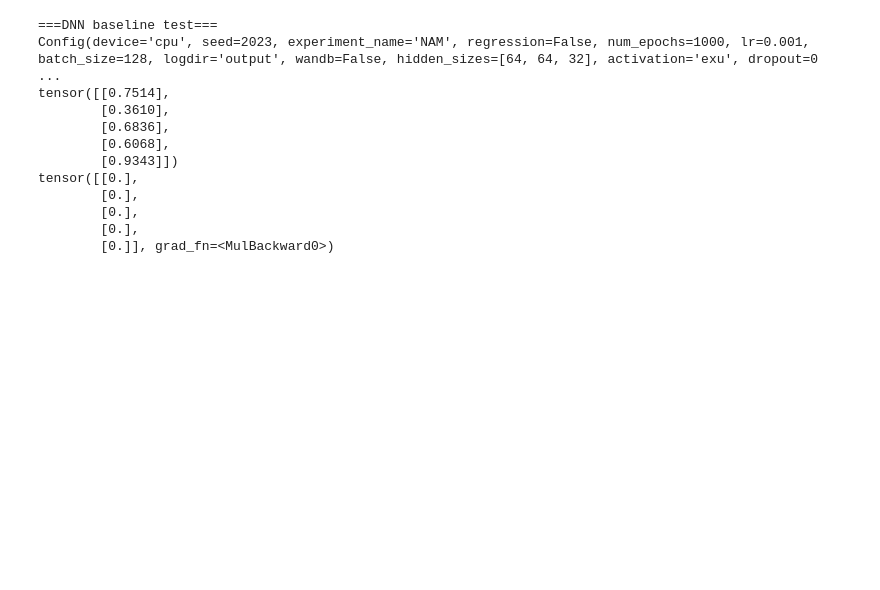
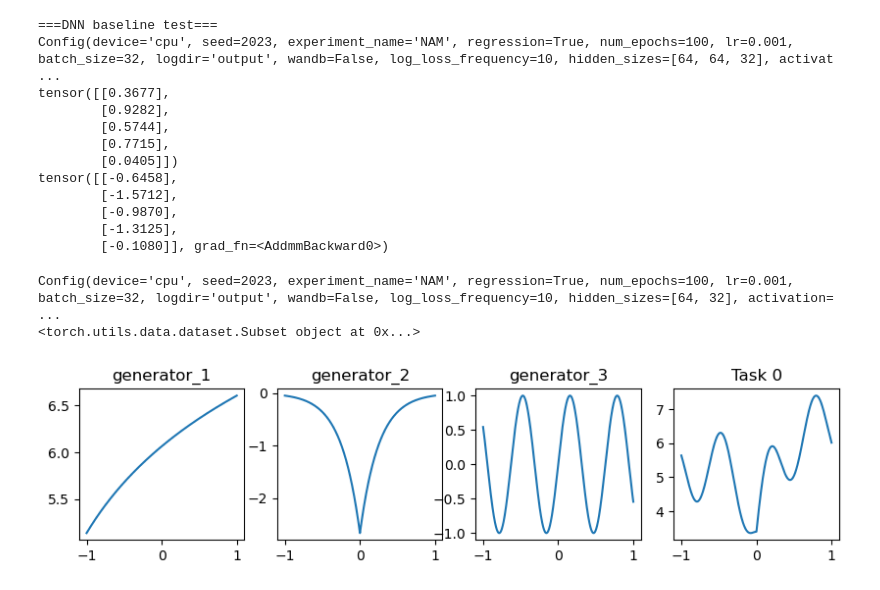
Before and after one commit to D2phus/reproduced-nam, a Jupyter notebook: mynam/test.ipynb, the cells around one changed output. Cells and saved outputs as stored; diff of their text form; code cells hidden in the pictures; blank space fills up the shorter version.

```diff
--- a/mynam/test.ipynb
+++ b/mynam/test.ipynb
@@ -99,21 +100,58 @@ def test_DNN_shape():
 
     inputs = torch.rand(batch_size, 1)
     print(inputs)
-    outputs = dnn(inputs)
+    outputs, fnn_outs = dnn(inputs)
     print(outputs)
     assert outputs.shape == (batch_size, 1), f"Wrong output shape: {outputs.shape}"
 
 test_DNN_shape()
 # %% [output]
 ===DNN baseline test===
-Config(device='cpu', seed=2023, experiment_name='NAM', regression=False, num_epochs=1000, lr=0.001, batch_size=128, logdir='output', wandb=False, hidden_sizes=[64, 64, 32], activation='exu', dropout=0 ...
-tensor([[0.7514],
-        [0.3610],
-        [0.6836],
-        [0.6068],
-        [0.9343]])
-tensor([[0.],
-        [0.],
-        [0.],
-        [0.],
-        [0.]], grad_fn=<MulBackward0>)
+Config(device='cpu', seed=2023, experiment_name='NAM', regression=True, num_epochs=100, lr=0.001, batch_size=32, logdir='output', wandb=False, log_loss_frequency=10, hidden_sizes=[64, 64, 32], activat ...
+tensor([[0.3677],
+        [0.9282],
+        [0.5744],
+        [0.7715],
+        [0.0405]])
+tensor([[-0.6458],
+        [-1.5712],
+        [-0.9870],
+        [-1.3125],
+        [-0.1080]], grad_fn=<AddmmBackward0>)
+# %%
+cfg = defaults()
+print(cfg)
+num_samples = 3000
+in_features = 3
+x_start, x_end = -1, 1
+def init_toydataset(
+    task_name: str,
+    cfg,
+    num_samples: int,
+    in_features: int,
+    x_start: float,
+    x_end: float,
+    gen_funcs: Sequence,
+    gen_func_names: Sequence):
+    """
+    initialize toydataset from a synthetic additive function.
+    input features xj is sampled from a uniform distribution U(-1, 1),
+    with a total of num_samples = 3000 samples.
+
+    Args:
+    in_features: the number of input features,
+    gen_funcs: the list of input feature generation functions
+    gen_func_names: the list of function name
+    """
+    toydataset = ToyDataset(task_name, cfg, num_samples, in_features, x_start, x_end, gen_funcs, gen_func_names)
+    toydataset.plot()
+    return toydataset
+
+gen_funcs, gen_func_names = task_0()
+toydataset_0 = init_toydataset("Task 0", cfg, num_samples, in_features, x_start, x_end,gen_funcs, gen_func_names)
+
+dataloader_train, dataloader_val, dataloader_test = toydataset_0.get_dataloaders()
+# %% [output]
+Config(device='cpu', seed=2023, experiment_name='NAM', regression=True, num_epochs=100, lr=0.001, batch_size=32, logdir='output', wandb=False, log_loss_frequency=10, hidden_sizes=[64, 32], activation= ...
+<torch.utils.data.dataset.Subset object at 0x...>
+[figure, added]
```
Also changed, not shown: parts of 9 cells of this notebook, 30 other files.
